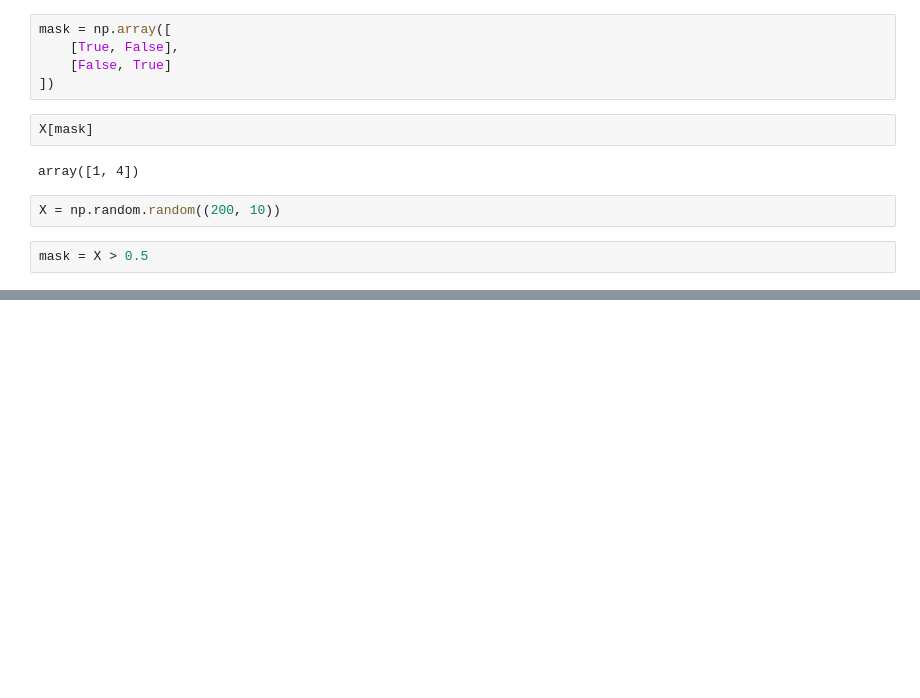
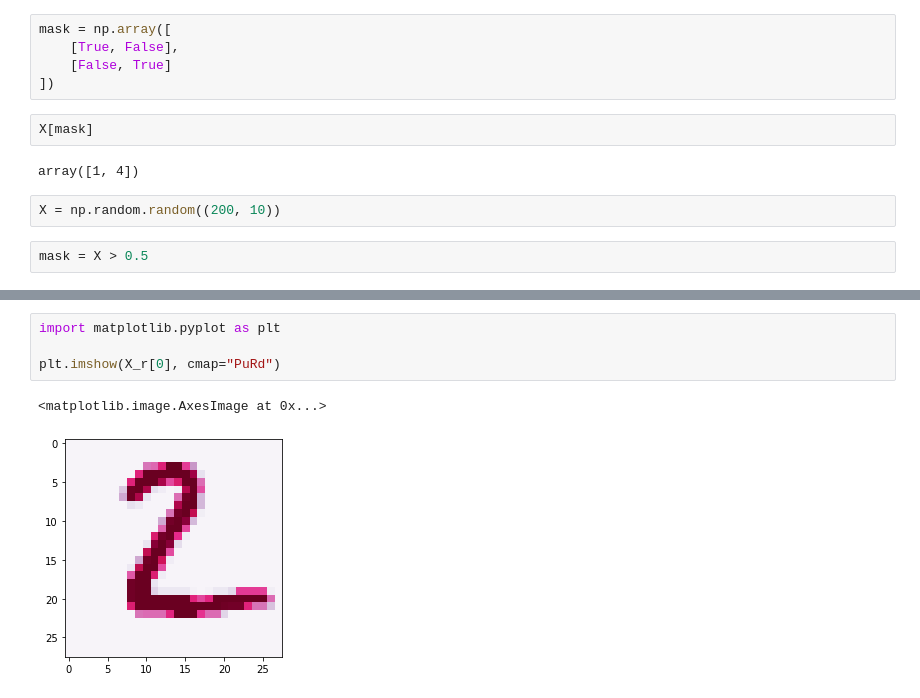
Before and after one commit to fgiobergia/dmds-ml, a Jupyter notebook: 02 - numpy.ipynb, the cells around one changed output, grey strips where cells are left out. Cells and saved outputs as stored; diff of their text form; blank space fills up the shorter version.

```diff
--- a/02 - numpy.ipynb
+++ b/02 - numpy.ipynb
@@ -438,0 +674,7 @@ array([6.588, 2.974, 5.552, 2.026])
+# %%
+import matplotlib.pyplot as plt
+
+plt.imshow(X_r[0], cmap="PuRd")
+# %% [output]
+<matplotlib.image.AxesImage at 0x...>
+[figure, added]
```
Also changed, not shown: parts of 55 cells of this notebook, 6 other files.
